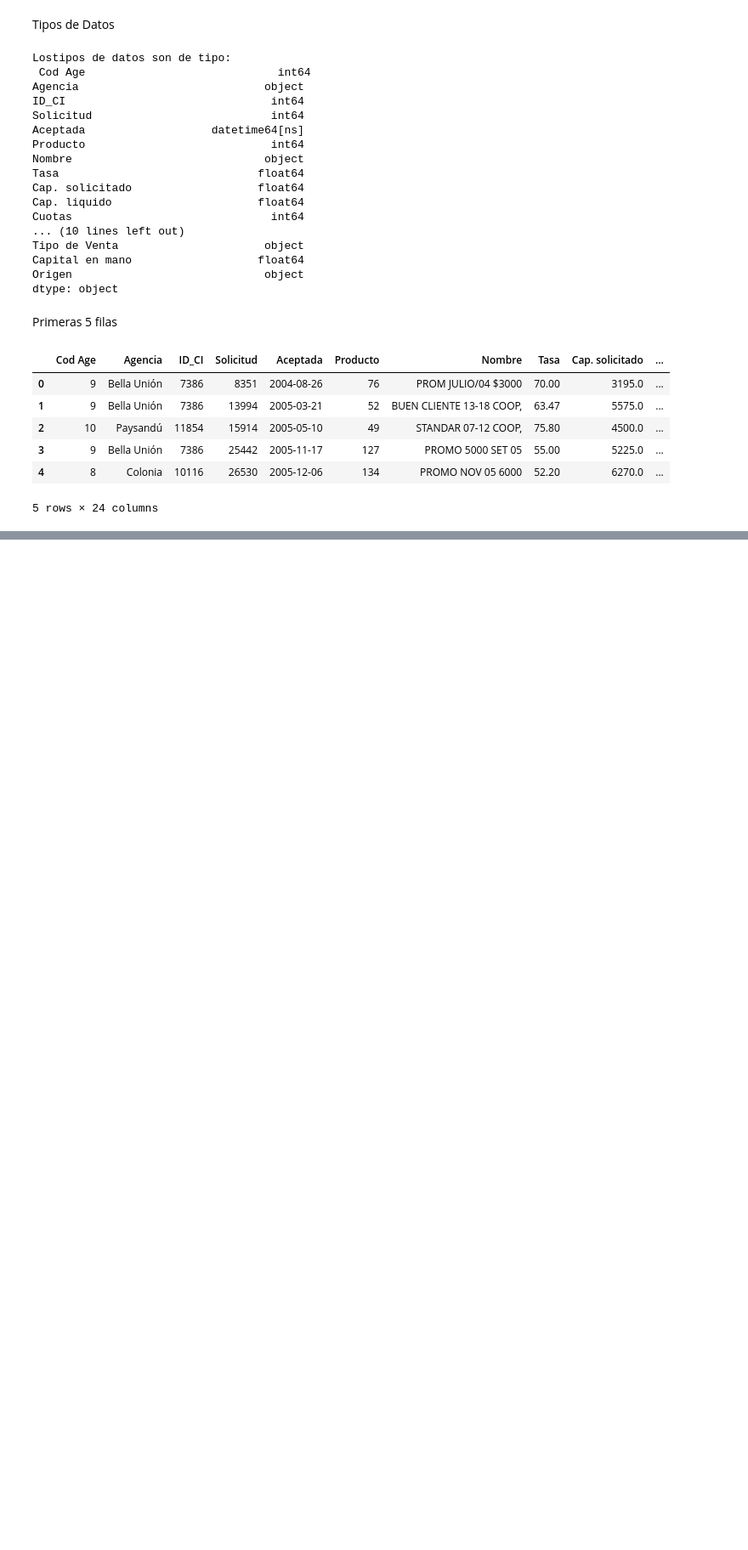
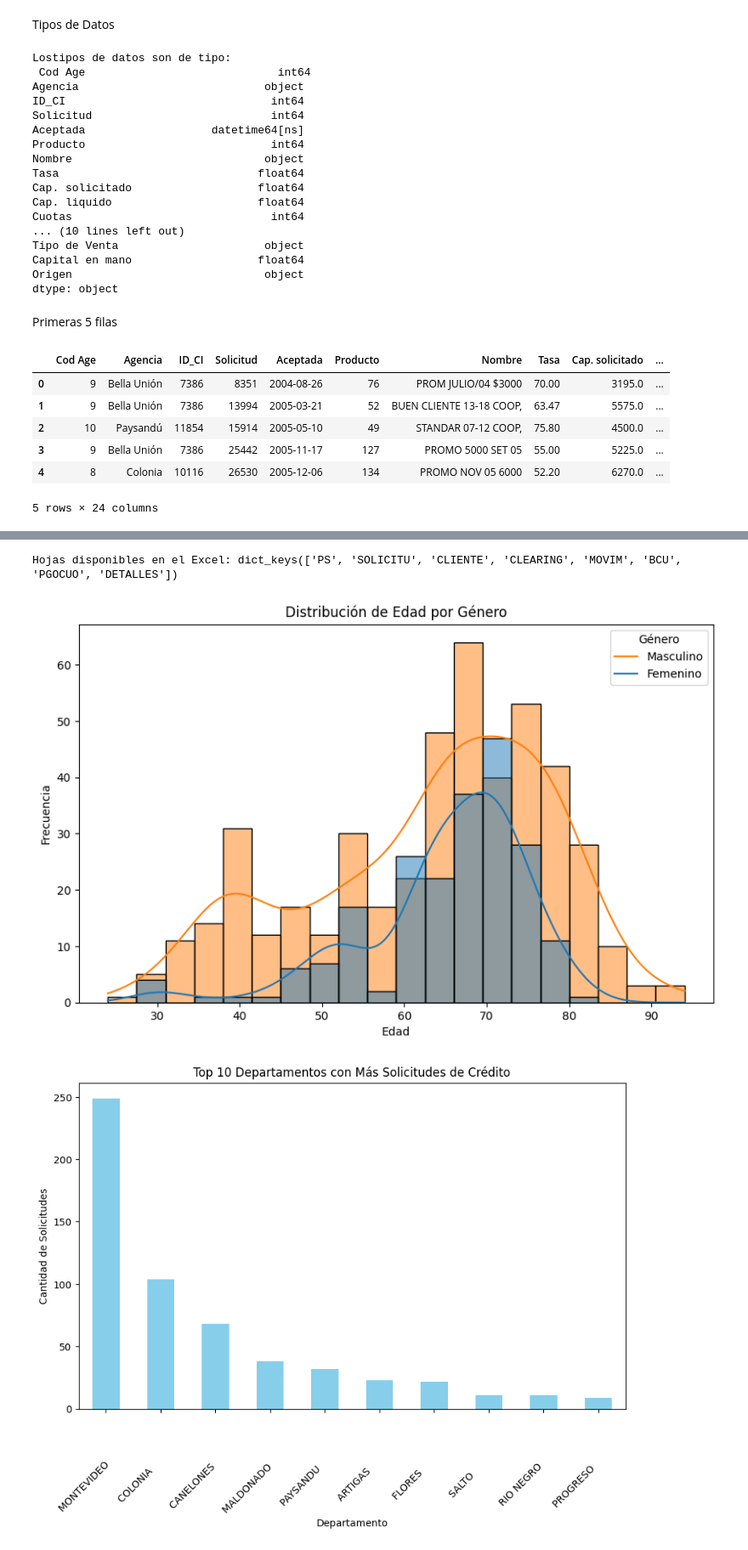
Before and after one commit to darsiltech/scoring-de-clientes, a Jupyter notebook: scoring_de_clientes.ipynb, the cells around one changed output, grey strips where cells are left out. Shown: that part at 85% size. Cells and saved outputs as stored; diff of their text form; code cells hidden in the pictures; blank space fills up the shorter version.

Commit message:
Se creó con Colab

```diff
--- a/scoring_de_clientes.ipynb
+++ b/scoring_de_clientes.ipynb
@@ -215,0 +239,45 @@ dtype: int64
+# %%
+# Importar librerías necesarias
+import pandas as pd
+import seaborn as sns
+import matplotlib.pyplot as plt
+
+# Cargar el archivo Excel
+ruta_excel = "/content/drive/MyDrive/Colab Notebooks/100 casos.xlsx"  # Cambia esto por la ruta de tu archivo
+df_dict = pd.read_excel(ruta_excel, sheet_name=None)
+
+# Verificar qué hojas tiene el archivo Excel
+print("Hojas disponibles en el Excel:", df_dict.keys())
+
+# Ahora respondemos las preguntas:
+
+# **1. Distribución de edad de los clientes por género**
+clientes = df_dict["PS"]  # Asegúrate de que la hoja se llama "PS"
+
+# Graficar la distribución de edad por género
+plt.figure(figsize=(10, 6))
+sns.histplot(data=clientes, x="Edad", hue="Sexo", kde=True, bins=20)
+plt.title("Distribución de Edad por Género")
+plt.xlabel("Edad")
+plt.ylabel("Frecuencia")
+plt.legend(title="Género", labels=["Masculino", "Femenino"])
+plt.show()
+
+# **2. Departamentos con más solicitudes de crédito**
+solicitudes = df_dict["PS"]  # Asegúrate de que la hoja se llama "PS"
+
+# Contar solicitudes por departamento
+departamentos_top = solicitudes["Departamento"].value_counts().head(10)
+
+# Graficar los departamentos con más solicitudes
+plt.figure(figsize=(10, 6))
+departamentos_top.plot(kind="bar", color="skyblue")
+plt.title("Top 10 Departamentos con Más Solicitudes de Crédito")
+plt.xlabel("Departamento")
+plt.ylabel("Cantidad de Solicitudes")
+plt.xticks(rotation=45)
+plt.show()
+# %% [output]
+Hojas disponibles en el Excel: dict_keys(['PS', 'SOLICITU', 'CLIENTE', 'CLEARING', 'MOVIM', 'BCU', 'PGOCUO', 'DETALLES'])
+[figure, added]
+[figure, added]
```
Also changed, not shown: parts of 6 cells of this notebook.
